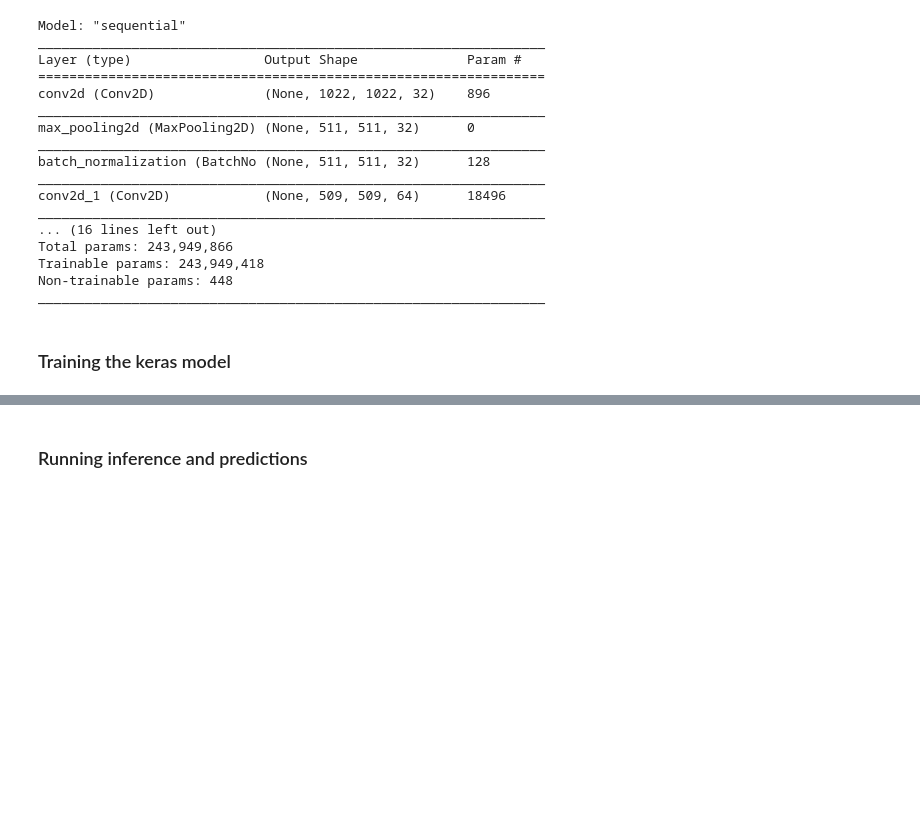
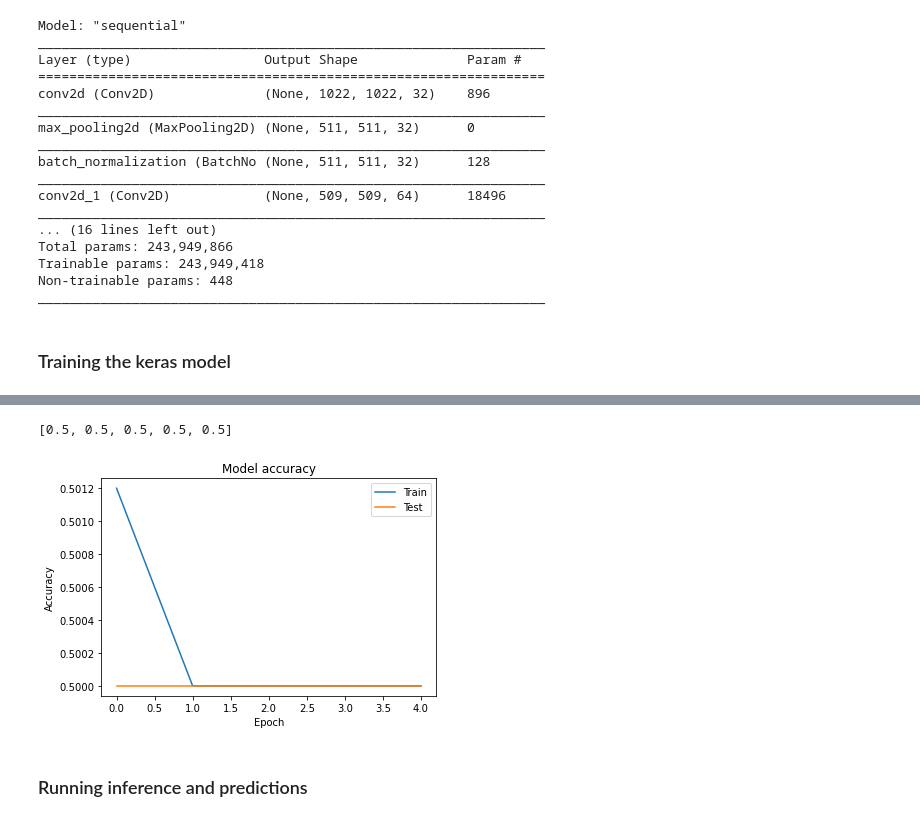
Before and after one commit to AntoineMik/AI-Facemask-detection, a Jupyter notebook: facemaskid.ipynb, the cells around one changed output, grey strips where cells are left out. Saved outputs shown, nothing was run; the diff lists cells and outputs as text; code cells hidden in the pictures; blank space fills up the shorter version.

Commit message:
keras completed first training

```diff
--- a/facemaskid.ipynb
+++ b/facemaskid.ipynb
@@ -848,16 +859,21 @@ print(history.history['val_loss'])
 # %%
-print(history.history['val_acc'])
+print(history.history['val_accuracy'])
+# %% [output]
+[0.5, 0.5, 0.5, 0.5, 0.5]
 # %%
 # Plot train vs test accuracy per epoch
 plt.figure()
-# Use the history
-metricsplt.plot(history.history['acc'])
-plt.plot(history.history['val_acc'])
+# Use the history metrics
+plt.plot(history.history['accuracy'])
+plt.plot(history.history['val_accuracy'])
 # Make it pretty
 plt.title('Model accuracy')
 plt.ylabel('Accuracy')
 plt.xlabel('Epoch')
-plt.legend(['Train', 'Test'])plt.show()
+plt.legend(['Train', 'Test'])
+plt.show()
+# %% [output]
+[figure, added]
 # %% [markdown]
 ### Running inference and predictions
 # %%
```
Also changed, not shown: parts of 2 cells of this notebook, 1 other file.
